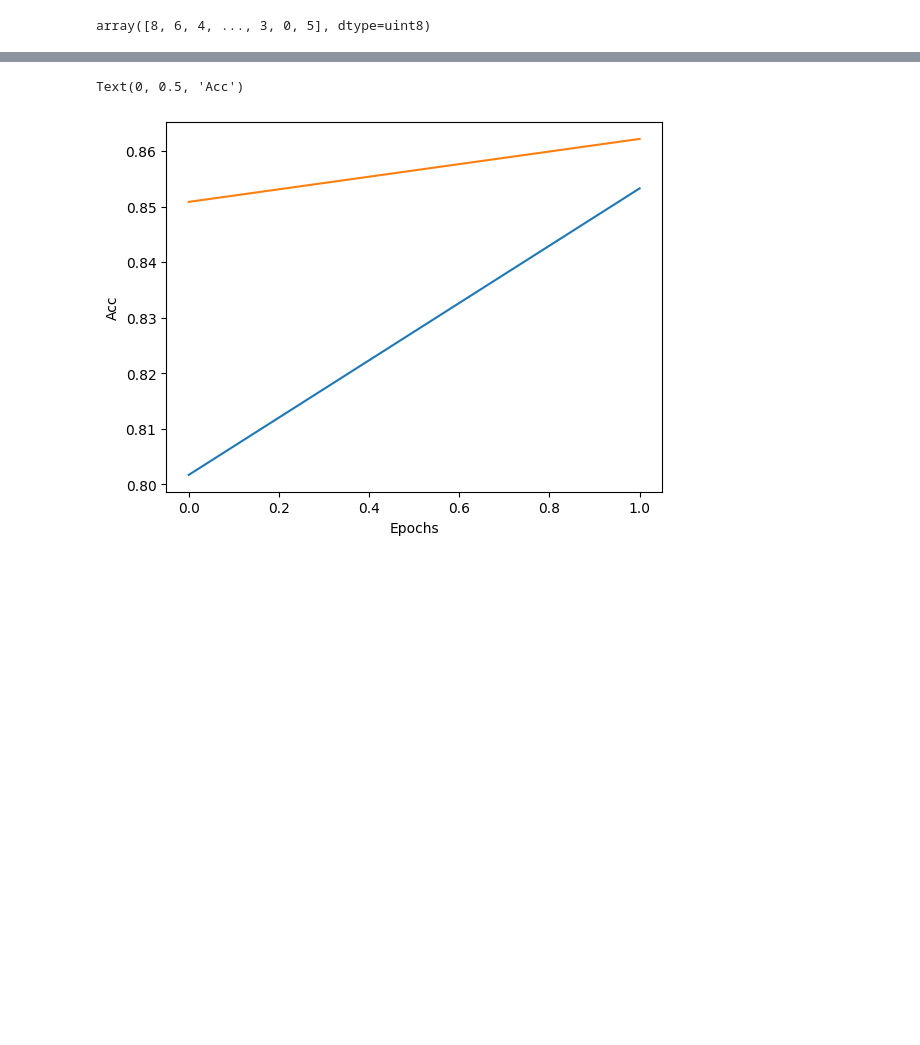
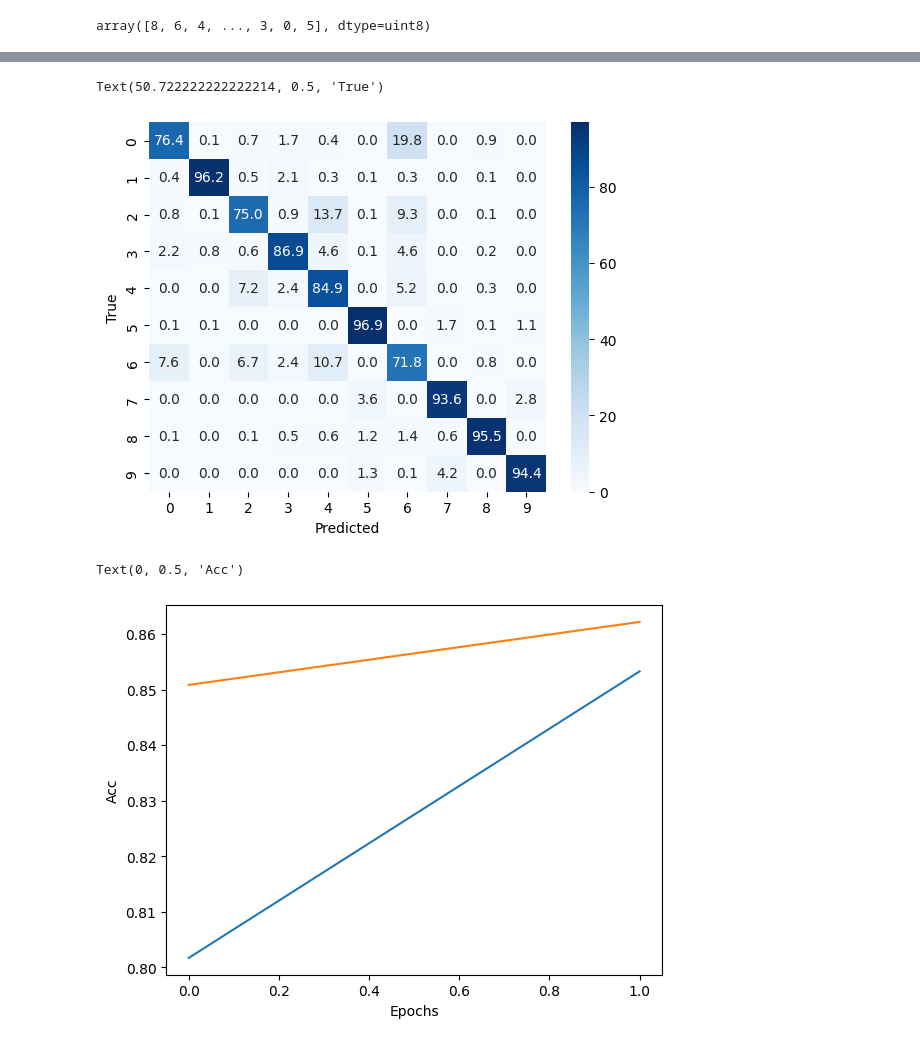
Before and after one commit to yeshu183/DA6401_Assignment_01, a Jupyter notebook: final_rough.ipynb, the cells around one changed output, grey strips where cells are left out. Drawn from its saved outputs; the diff is of its cells as text; code cells hidden in the pictures; blank space fills up the shorter version.

```diff
--- a/final_rough.ipynb
+++ b/final_rough.ipynb
@@ -438,0 +434,31 @@ Run history:
+# %%
+
+# Initialize W&B for testing
+wandb.finish()
+wandb.init(project=project_name, entity=entity_name, force=True)
+wandb.run.name = "Best Model Evaluation"
+wandb.run.save()
+
+# Run inference on the test set
+a_list_test, h_list_test = best_model.forward(x_test)
+y_hat_test = h_list_test[best_model.n_h+1]
+
+# Compute test loss and accuracy
+final_test_loss = best_model.loss(y_hat_test, best_model.one_hot(y_test))
+final_test_acc = best_model.accuracy(np.argmax(np.array(y_hat_test), axis=1), y_test)
+
+print(f"Test Loss: {final_test_loss:.4f}, Test Accuracy: {final_test_acc:.4f}")
+
+# Log results and confusion matrix
+wandb.log({
+    "test_loss": final_test_loss,
+    "test_acc": final_test_acc,
+    "confusion_matrix": wandb.plot.confusion_matrix(
+        probs=None,
+        y_true=y_test,
+        preds=np.argmax(np.array(y_hat_test), axis=1),
+        class_names=list(range(10))  # Change based on actual class names
+    )
+})
+
+wandb.finish()
@@ -439,3 +480,13 @@ Run history:
+# %%
+from sklearn.metrics import confusion_matrix
+cm = confusion_matrix(y_test, np.argmax(np.array(y_hat_test),axis=1))
+cm_percentage = cm.astype('float') / cm.sum(axis=1)[:, np.newaxis] * 100
+sns.heatmap(cm_percentage, annot=True, fmt=".1f", cmap="Blues")
+plt.xlabel("Predicted")
+plt.ylabel("True")
+# %% [output]
+Text(50.722222222222214, 0.5, 'True')
+[figure, added]
 # %%
 plt.plot(train_acc_list)
 plt.plot(val_acc_list)
```
Also changed, not shown: parts of 11 cells of this notebook.
